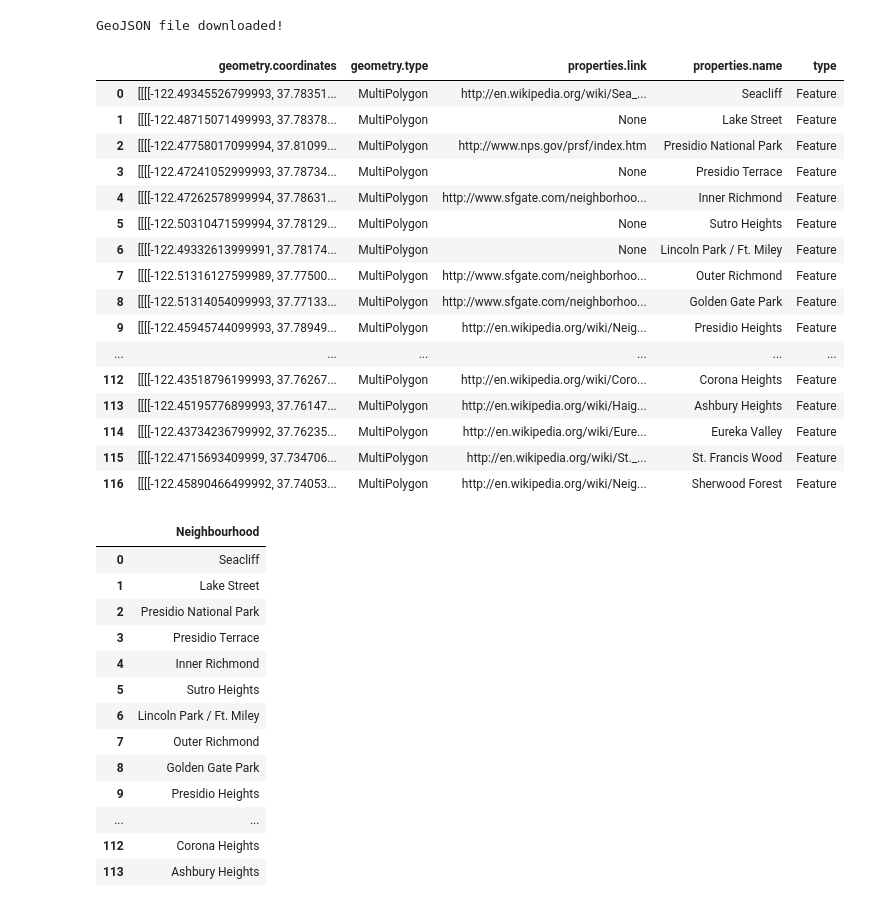
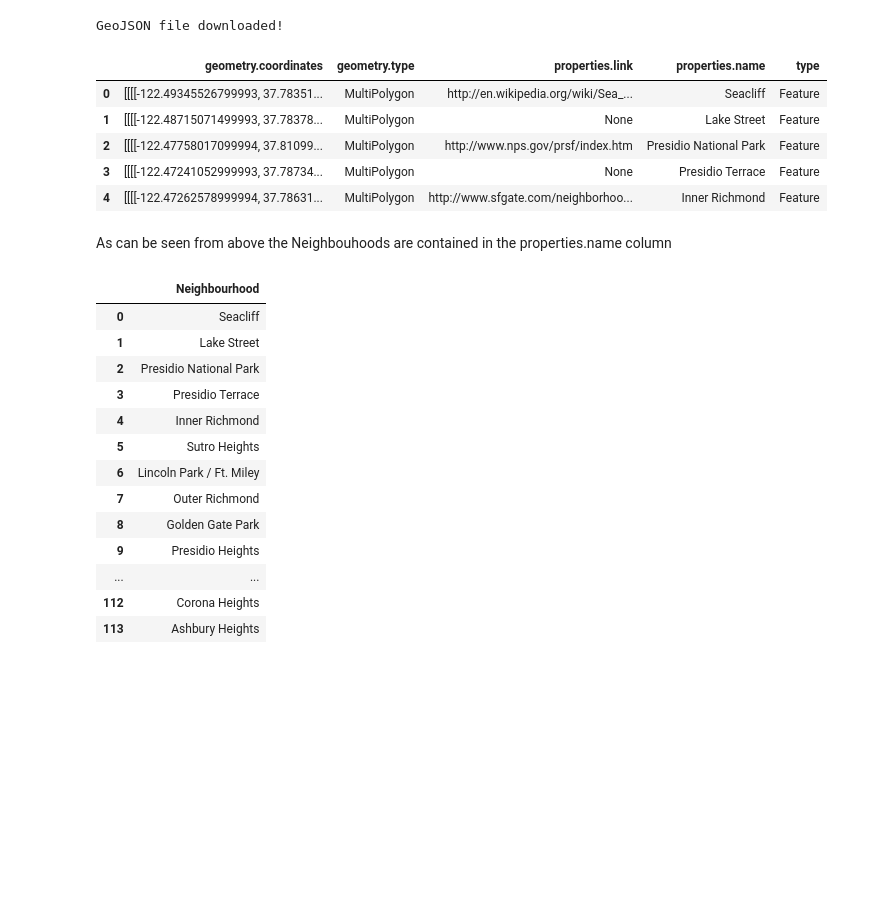
Before and after one commit to elrasp/Coursera_Capstone, a Jupyter notebook: 1. Data Collection - Geospatial Data of San Francisco.ipynb, the cells around one changed output. Drawn from its saved outputs; the diff is of its cells as text; code cells hidden in the pictures; blank space fills up the shorter version.

```diff
--- a/1. Data Collection - Geospatial Data of San Francisco.ipynb
+++ b/1. Data Collection - Geospatial Data of San Francisco.ipynb
@@ -37,26 +45,16 @@ GeoJSON file downloaded!
 # %%
 with open('data/san_francisco.geojson') as json_data:
     d = json.load(json_data)
+json_normalize(d['features']).head()
+# %% [output]
+|  | geometry.coordinates | geometry.type | properties.link | properties.name | type |
+| 0 | [[[[-122.49345526799993, 37.78351... | MultiPolygon | http://en.wikipedia.org/wiki/Sea_... | Seacliff | Feature |
+| 1 | [[[[-122.48715071499993, 37.78378... | MultiPolygon | None | Lake Street | Feature |
+| 2 | [[[[-122.47758017099994, 37.81099... | MultiPolygon | http://www.nps.gov/prsf/index.htm | Presidio National Park | Feature |
+| 3 | [[[[-122.47241052999993, 37.78734... | MultiPolygon | None | Presidio Terrace | Feature |
+| 4 | [[[[-122.47262578999994, 37.78631... | MultiPolygon | http://www.sfgate.com/neighborhoo... | Inner Richmond | Feature |
-# %%
-json_normalize(d['features'])
-# %% [output]
-|  | geometry.coordinates | geometry.type | properties.link | properties.name | type |
-| 0 | [[[[-122.49345526799993, 37.78351... | MultiPolygon | http://en.wikipedia.org/wiki/Sea_... | Seacliff | Feature |
-| 1 | [[[[-122.48715071499993, 37.78378... | MultiPolygon | None | Lake Street | Feature |
-| 2 | [[[[-122.47758017099994, 37.81099... | MultiPolygon | http://www.nps.gov/prsf/index.htm | Presidio National Park | Feature |
-| 3 | [[[[-122.47241052999993, 37.78734... | MultiPolygon | None | Presidio Terrace | Feature |
-| 4 | [[[[-122.47262578999994, 37.78631... | MultiPolygon | http://www.sfgate.com/neighborhoo... | Inner Richmond | Feature |
-| 5 | [[[[-122.50310471599994, 37.78129... | MultiPolygon | None | Sutro Heights | Feature |
-| 6 | [[[[-122.49332613999991, 37.78174... | MultiPolygon | None | Lincoln Park / Ft. Miley | Feature |
-| 7 | [[[[-122.51316127599989, 37.77500... | MultiPolygon | http://www.sfgate.com/neighborhoo... | Outer Richmond | Feature |
-| 8 | [[[[-122.51314054099993, 37.77133... | MultiPolygon | http://www.sfgate.com/neighborhoo... | Golden Gate Park | Feature |
-| 9 | [[[[-122.45945744099993, 37.78949... | MultiPolygon | http://en.wikipedia.org/wiki/Neig... | Presidio Heights | Feature |
-| ... | ... | ... | ... | ... | ... |
-| 112 | [[[[-122.43518796199993, 37.76267... | MultiPolygon | http://en.wikipedia.org/wiki/Coro... | Corona Heights | Feature |
-| 113 | [[[[-122.45195776899993, 37.76147... | MultiPolygon | http://en.wikipedia.org/wiki/Haig... | Ashbury Heights | Feature |
-| 114 | [[[[-122.43734236799992, 37.76235... | MultiPolygon | http://en.wikipedia.org/wiki/Eure... | Eureka Valley | Feature |
-| 115 | [[[[-122.4715693409999, 37.734706... | MultiPolygon | http://en.wikipedia.org/wiki/St._... | St. Francis Wood | Feature |
-| 116 | [[[[-122.45890466499992, 37.74053... | MultiPolygon | http://en.wikipedia.org/wiki/Neig... | Sherwood Forest | Feature |
+# %% [markdown]
+As can be seen from above the Neighbouhoods are contained in the properties.name column
 # %%
 df = pd.DataFrame(json_normalize(d['features'])['properties.name'])
 df.rename(columns={"properties.name":"Neighbourhood"}, inplace=True)
```
Also changed, not shown: parts of 35 cells of this notebook.
